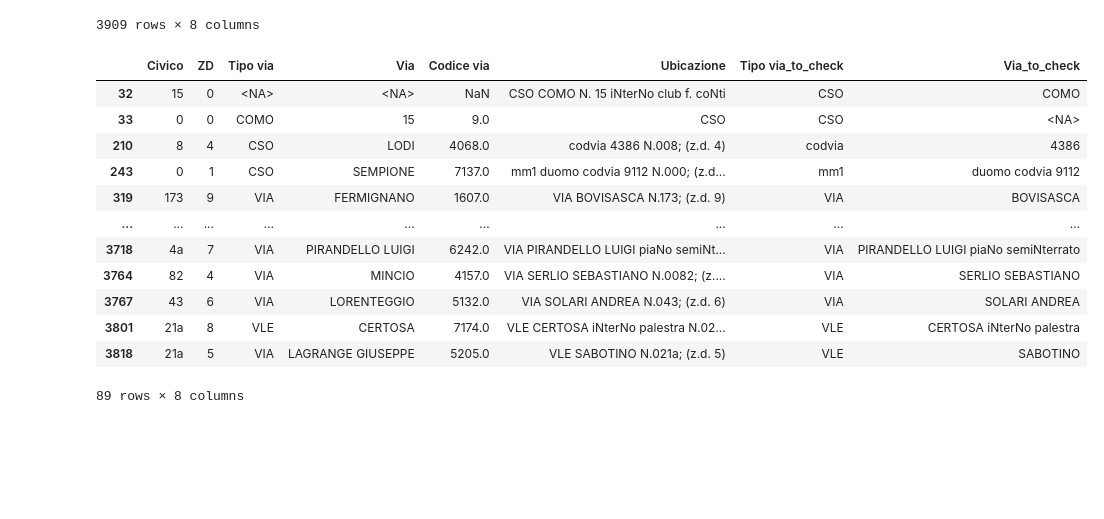
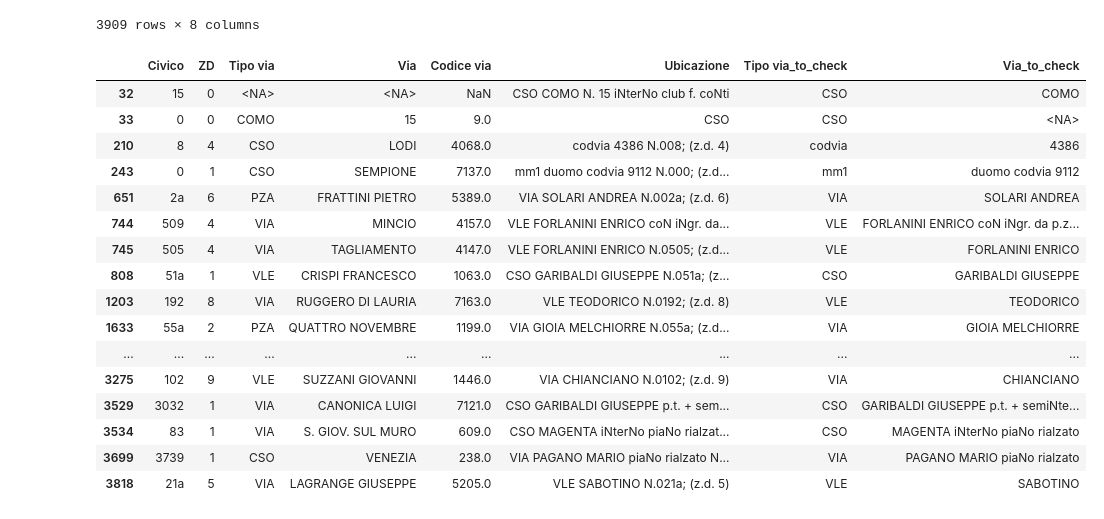
Before and after one commit to leonardotisato/DQP, a Jupyter notebook: ubicazione.ipynb, the cells around one changed output. Drawn from its saved outputs; the diff is of its cells as text; code cells hidden in the pictures; blank space fills up the shorter version.

Commit message:
Add part for correct columns "Tipo via" and "Via". Start also to check the part for "Codice via" with also 2 dataset for checking the duplicates

```diff
--- a/ubicazione.ipynb
+++ b/ubicazione.ipynb
@@ -225,25 +225,28 @@ dfvia
 # %%
 # Check if there are some differences between Tipo via and Tipo via_to_check, Via and Via_to_check
 condition = (
-    (dfvia['Tipo via'].fillna('') != dfvia['Tipo via_to_check'].fillna('')) |
-    (dfvia['Via'].fillna('') != dfvia['Via_to_check'].fillna(''))
+    (dfvia['Tipo via'].fillna(' ') != dfvia['Tipo via_to_check'].fillna(' '))
 )
 check = dfvia[condition]
 check
 # %% [output]
 |  | Civico | ZD | Tipo via | Via | Codice via | Ubicazione | Tipo via_to_check | Via_to_check |
 | 32 | 15 | 0 | <NA> | <NA> | NaN | CSO COMO N. 15 iNterNo club f. coNti | CSO | COMO |
 | 33 | 0 | 0 | COMO | 15 | 9.0 | CSO | CSO | <NA> |
 | 210 | 8 | 4 | CSO | LODI | 4068.0 | codvia 4386 N.008; (z.d. 4) | codvia | 4386 |
 | 243 | 0 | 1 | CSO | SEMPIONE | 7137.0 | mm1 duomo codvia 9112 N.000; (z.d... | mm1 | duomo codvia 9112 |
-| 319 | 173 | 9 | VIA | FERMIGNANO | 1607.0 | VIA BOVISASCA N.173; (z.d. 9) | VIA | BOVISASCA |
+| 651 | 2a | 6 | PZA | FRATTINI PIETRO | 5389.0 | VIA SOLARI ANDREA N.002a; (z.d. 6) | VIA | SOLARI ANDREA |
+| 744 | 509 | 4 | VIA | MINCIO | 4157.0 | VLE FORLANINI ENRICO coN iNgr. da... | VLE | FORLANINI ENRICO coN iNgr. da p.z... |
+| 745 | 505 | 4 | VIA | TAGLIAMENTO | 4147.0 | VLE FORLANINI ENRICO N.0505; (z.d... | VLE | FORLANINI ENRICO |
+| 808 | 51a | 1 | VLE | CRISPI FRANCESCO | 1063.0 | CSO GARIBALDI GIUSEPPE N.051a; (z... | CSO | GARIBALDI GIUSEPPE |
+| 1203 | 192 | 8 | VIA | RUGGERO DI LAURIA | 7163.0 | VLE TEODORICO N.0192; (z.d. 8) | VLE | TEODORICO |
+| 1633 | 55a | 2 | PZA | QUATTRO NOVEMBRE | 1199.0 | VIA GIOIA MELCHIORRE N.055a; (z.d... | VIA | GIOIA MELCHIORRE |
 | ... | ... | ... | ... | ... | ... | ... | ... | ... |
-| 3718 | 4a | 7 | VIA | PIRANDELLO LUIGI | 6242.0 | VIA PIRANDELLO LUIGI piaNo semiNt... | VIA | PIRANDELLO LUIGI piaNo semiNterrato |
-| 3764 | 82 | 4 | VIA | MINCIO | 4157.0 | VIA SERLIO SEBASTIANO N.0082; (z.... | VIA | SERLIO SEBASTIANO |
-| 3767 | 43 | 6 | VIA | LORENTEGGIO | 5132.0 | VIA SOLARI ANDREA N.043; (z.d. 6) | VIA | SOLARI ANDREA |
-| 3801 | 21a | 8 | VLE | CERTOSA | 7174.0 | VLE CERTOSA iNterNo palestra N.02... | VLE | CERTOSA iNterNo palestra |
+| 3275 | 102 | 9 | VLE | SUZZANI GIOVANNI | 1446.0 | VIA CHIANCIANO N.0102; (z.d. 9) | VIA | CHIANCIANO |
+| 3529 | 3032 | 1 | VIA | CANONICA LUIGI | 7121.0 | CSO GARIBALDI GIUSEPPE p.t. + sem... | CSO | GARIBALDI GIUSEPPE p.t. + semiNte... |
+| 3534 | 83 | 1 | VIA | S. GIOV. SUL MURO | 609.0 | CSO MAGENTA iNterNo piaNo rialzat... | CSO | MAGENTA iNterNo piaNo rialzato |
+| 3699 | 3739 | 1 | CSO | VENEZIA | 238.0 | VIA PAGANO MARIO piaNo rialzato N... | VIA | PAGANO MARIO piaNo rialzato |
 | 3818 | 21a | 5 | VIA | LAGRANGE GIUSEPPE | 5205.0 | VLE SABOTINO N.021a; (z.d. 5) | VLE | SABOTINO |
-89 rows × 8 columns
 # %%
 # Save in csv file all the types of Tipo Via
 DATASET['Tipo via'].drop_duplicates().dropna().to_csv('tipo_via_types.csv', index=False)
```
Also changed, not shown: parts of 8 cells of this notebook, 2 other files.
